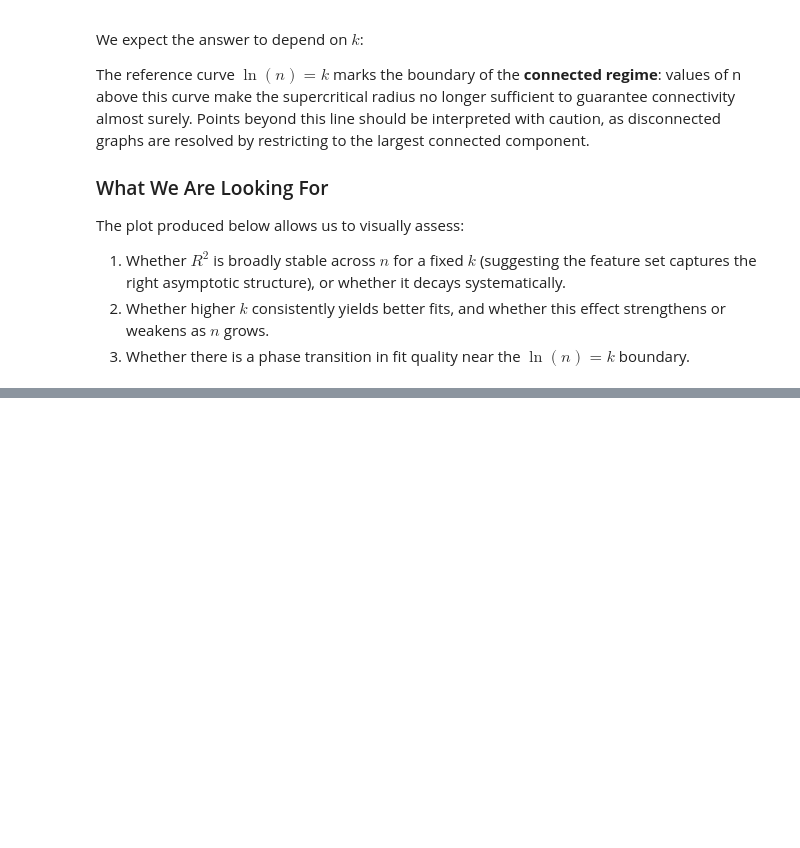
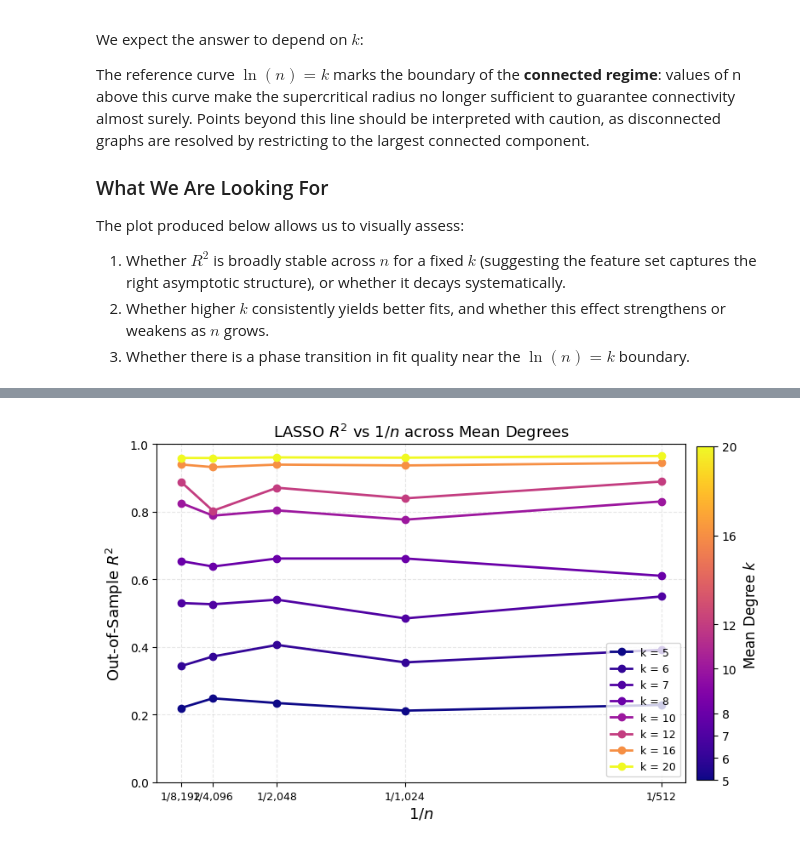
Before and after one commit to FilipRupchin/Random-Geometric-Graphs-and-Effective-Resistance, a Jupyter notebook: Asymptotic Analysis of LASSO Model Fit Quality.ipynb, the cells around one changed output, grey strips where cells are left out. Saved outputs shown, nothing was run; the diff lists cells and outputs as text; code cells hidden in the pictures; blank space fills up the shorter version.

```diff
--- a/Asymptotic Analysis of LASSO Model Fit Quality.ipynb
+++ b/Asymptotic Analysis of LASSO Model Fit Quality.ipynb
@@ -356,0 +616,63 @@ plt.show()
+# %%
+import numpy as np
+import matplotlib.pyplot as plt
+
+# ------------------------------------------------------
+# DATA
+# ------------------------------------------------------
+data = [
+    (512,  5, 0.2283), (512,  6, 0.3915), (512,  7, 0.5493), (512,  8, 0.6104), (512,  10, 0.8306), (512,  12, 0.8894), (512,  16, 0.9447), (512,  20, 0.9651),
+    (1024, 5, 0.2116), (1024, 6, 0.3544), (1024, 7, 0.4845), (1024, 8, 0.6618), (1024, 10, 0.7766), (1024, 12, 0.8397), (1024, 16, 0.9371), (1024, 20, 0.96),
+    (2048, 5, 0.234),  (2048, 6, 0.406),  (2048, 7, 0.5399), (2048, 8, 0.6617), (2048, 10, 0.8041), (2048, 12, 0.8711), (2048, 16, 0.9396), (2048, 20, 0.9609),
+    (4096, 5, 0.248),  (4096, 6, 0.3719), (4096, 7, 0.5264), (4096, 8, 0.638),  (4096, 10, 0.7886), (4096, 12, 0.8029), (4096, 16, 0.9321), (4096, 20, 0.9590),
+    (8192, 5, 0.2193), (8192, 6, 0.3433), (8192, 7, 0.5300), (8192, 8, 0.6543), (8192, 10, 0.8261), (8192, 12, 0.889),  (8192, 16, 0.94),   (8192, 20, 0.9592)
+]
+
+n_values = sorted(set(d[0] for d in data))
+k_values = sorted(set(d[1] for d in data))
+
+# Organise into dict: r2[k][n] = r2_val
+r2 = {k: {} for k in k_values}
+for n, k, val in data:
+    r2[k][n] = val
+
+# ------------------------------------------------------
+# PLOT
+# ------------------------------------------------------
+cmap = plt.cm.plasma
+norm = plt.Normalize(vmin=min(k_values), vmax=max(k_values))
+
+fig, ax = plt.subplots(figsize=(8, 5))
+
+for k in k_values:
+    ns    = sorted(r2[k].keys())
+    inv_n = [1 / n for n in ns]
+    vals  = [r2[k][n] for n in ns]
+    color = cmap(norm(k))
+    ax.plot(inv_n, vals, marker='o', linewidth=2, markersize=6, color=color, label=f"k = {k}")
+
+# Colorbar
+sm = plt.cm.ScalarMappable(cmap=cmap, norm=norm)
+sm.set_array([])
+cbar = plt.colorbar(sm, ax=ax, fraction=0.03, pad=0.02)
+cbar.set_label(r"Mean Degree $k$", fontsize=12)
+cbar.set_ticks(k_values)
+cbar.set_ticklabels([str(k) for k in k_values])
+
+# x-ticks at the actual 1/n values, labelled as fractions
+ax.set_xticks([1/n for n in n_values])
+ax.set_xticklabels([f"1/{n:,}" for n in n_values], fontsize=9)
+
+ax.set_xlabel(r"$1/n$", fontsize=13)
+ax.set_ylabel(r"Out-of-Sample $R^2$", fontsize=13)
+ax.set_title(r"LASSO $R^2$ vs $1/n$ across Mean Degrees", fontsize=13)
+ax.set_ylim(0, 1)
+ax.axhline(1.0, color='k', linewidth=0.8, linestyle='--', alpha=0.3)
+ax.legend(fontsize=9)
+ax.grid(True, linestyle='--', alpha=0.3)
+
+plt.tight_layout()
+plt.savefig("r2_vs_inv_n.png", dpi=150)
+plt.show()
+# %% [output]
+[figure, added]
```
Also changed, not shown: parts of 5 cells of this notebook, 3 other files.
